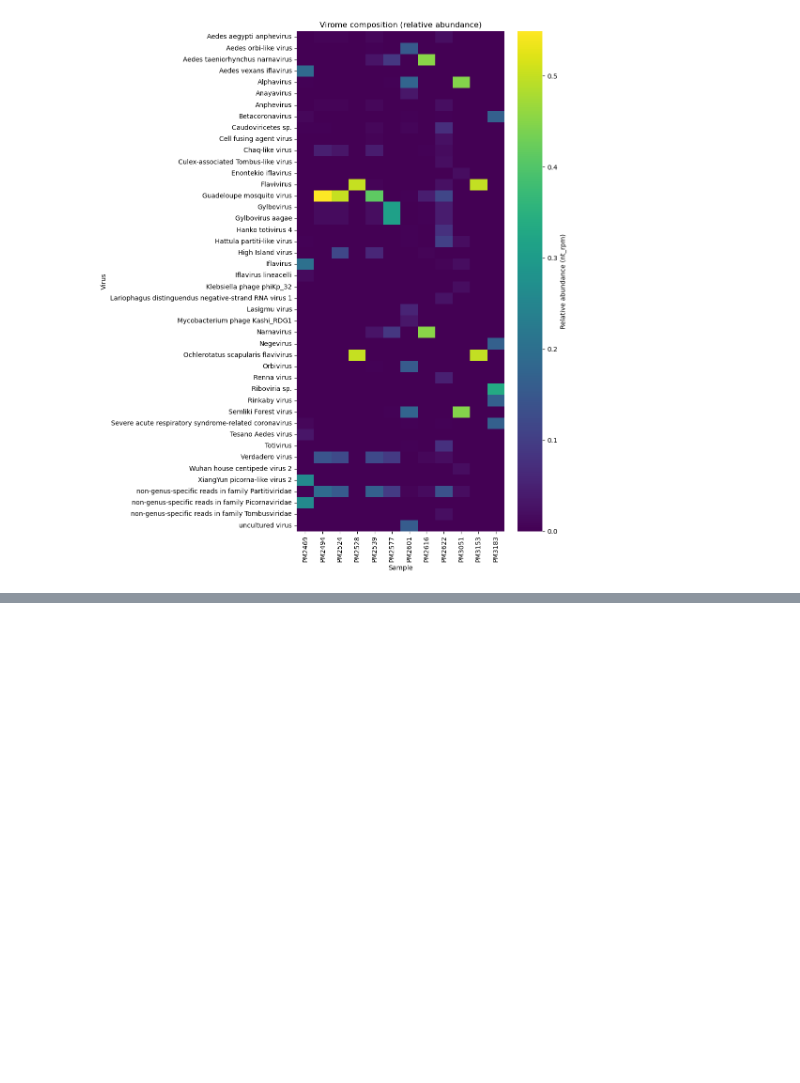
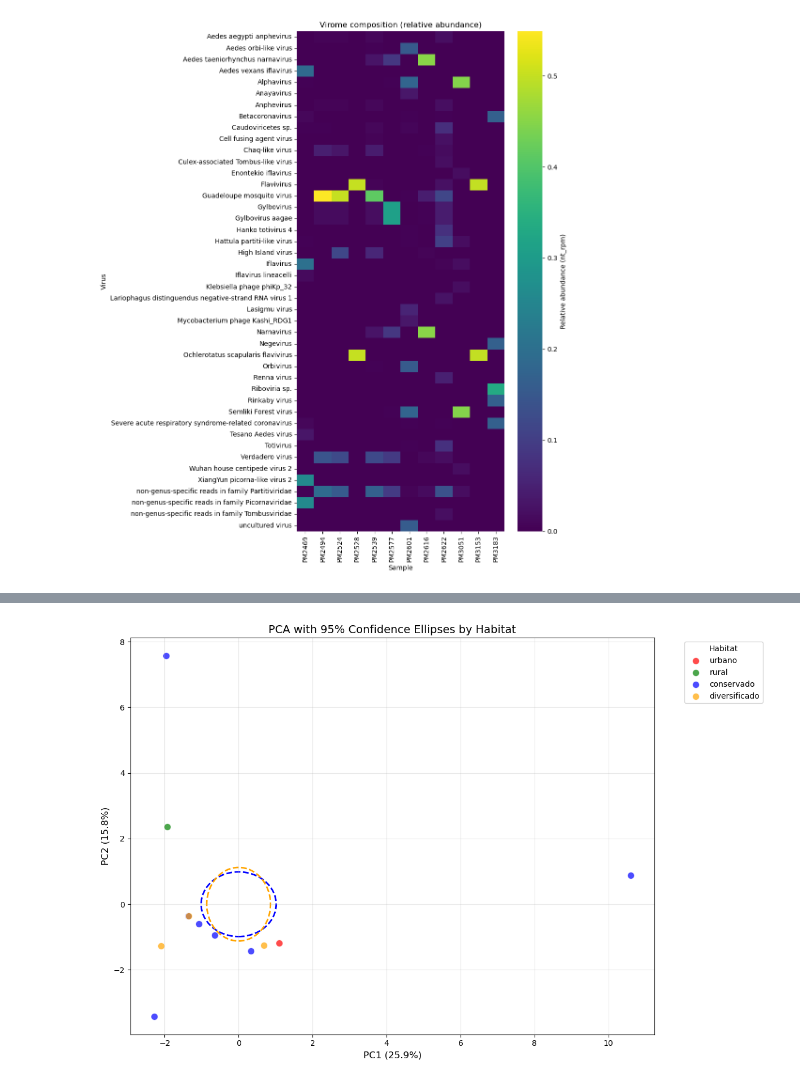
Before and after one commit to mgarciak-LEVE/mosquito_virome_yucatan_LEVE, a Jupyter notebook: scripts/czid_analysis/sequence_analysis.ipynb, the cells around one changed output, grey strips where cells are left out. Cells and saved outputs as stored; diff of their text form; code cells hidden in the pictures; blank space fills up the shorter version.

```diff
--- a/scripts/czid_analysis/sequence_analysis.ipynb
+++ b/scripts/czid_analysis/sequence_analysis.ipynb
@@ -368,0 +477,54 @@ plt.show()
+# %%
+from scipy.stats import chi2
+
+# Define habitat_color_map (match with your actual habitat values)
+habitat_color_map = {
+    "urbano": "red",
+    "rural": "green",
+    "conservado": "blue",
+    "diversificado": "orange"
+}
+
+# Also define species color map if needed
+species_color_map = dict(zip(species_unique, sns.color_palette("tab10", len(species_unique))))
+
+def confidence_ellipse(x, y, ax, n_std=1.0, facecolor='none', **kwargs):
+    """Create confidence ellipse"""
+    cov = np.cov(x, y)
+    pearson = cov[0, 1]/np.sqrt(cov[0, 0] * cov[1, 1])
+    ell_radius_x = np.sqrt(1 + pearson)
+    ell_radius_y = np.sqrt(1 - pearson)
+    ellipse = Ellipse((0, 0), width=ell_radius_x * 2, height=ell_radius_y * 2,
+                      facecolor=facecolor, **kwargs)
+    scale_x = np.sqrt(cov[0, 0]) * n_std
+    scale_y = np.sqrt(cov[1, 1]) * n_std
+    transf = plt.gca().transData
+    ellipse.set_transform(transf)
+    return ax.add_patch(ellipse)
+
+from matplotlib.patches import Ellipse
+
+fig, ax = plt.subplots(figsize=(12, 8))
+
+# Plot with ellipses for each habitat
+for habitat, color in habitat_color_map.items():
+    habitat_data = pca_df[pca_df['habitat'] == habitat]
+    ax.scatter(habitat_data['PC1'], habitat_data['PC2'],
+              c=color, label=habitat, s=80, alpha=0.7, edgecolors='white')
+
+    # Add confidence ellipse (95% confidence)
+    if len(habitat_data) > 2:  # Need at least 3 points for ellipse
+        confidence_ellipse(habitat_data['PC1'], habitat_data['PC2'], ax,
+                          n_std=2.0, edgecolor=color, facecolor='none',
+                          linewidth=2, linestyle='--')
+
+ax.set_xlabel(f'PC1 ({explained_variance[0]:.1%})', fontsize=12)
+ax.set_ylabel(f'PC2 ({explained_variance[1]:.1%})', fontsize=12)
+ax.set_title('PCA with 95% Confidence Ellipses by Habitat', fontsize=14)
+ax.legend(title='Habitat', bbox_to_anchor=(1.05, 1), loc='upper left')
+ax.grid(True, alpha=0.3)
+
+plt.tight_layout()
+plt.show()
+# %% [output]
+[figure, added]
```
Also changed, not shown: parts of 12 cells of this notebook.
